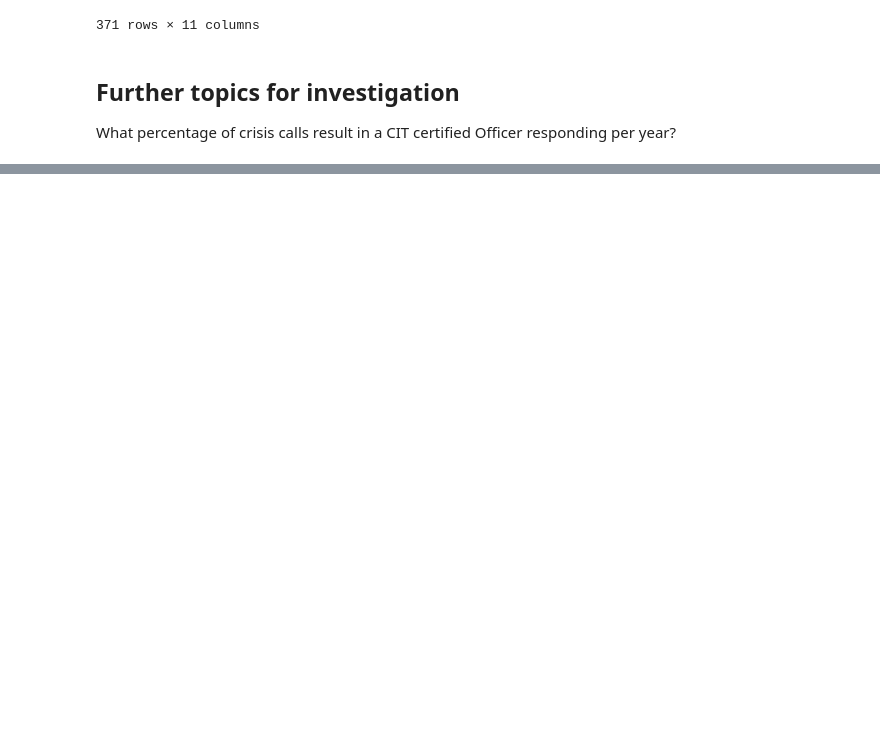
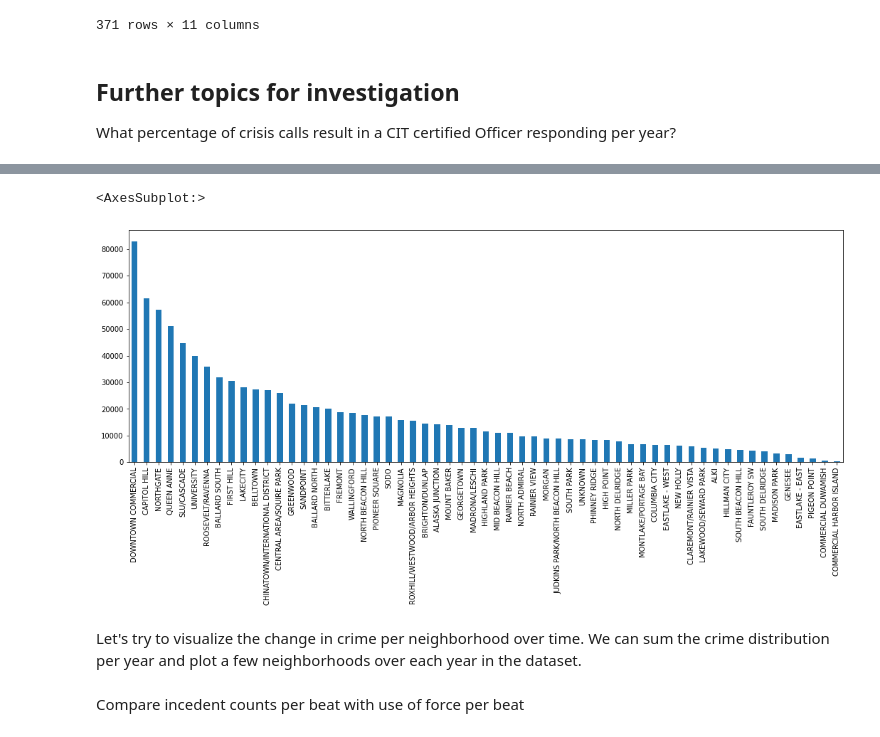
Before and after one commit to Leviob/Police-Records-Database, a Jupyter notebook: exploration.ipynb, the cells around one changed output, grey strips where cells are left out. Drawn from its saved outputs; the diff is of its cells as text; code cells hidden in the pictures; blank space fills up the shorter version.

Commit message:
Add crime dataset to exploration.ipynb

```diff
--- a/exploration.ipynb
+++ b/exploration.ipynb
@@ -260,0 +265,5 @@ What percentage of crisis calls result in a CIT certified Officer responding per
+# %%
+import pandas as pd
+pd.set_option('display.max_columns', None)
+df = pd.read_csv('https://data.seattle.gov/resource/tazs-3rd5.csv?$limit=1500000')
+df.info()
@@ -260,0 +321,2 @@ What percentage of crisis calls result in a CIT certified Officer responding per
+# %%
+df['mcpp'].replace({'CAPTIOL HILL': 'CAPITOL HILL', '<Null>': 'UNKNOWN'}, inplace=True)
@@ -260,0 +343,11 @@ What percentage of crisis calls result in a CIT certified Officer responding per
+# %%
+# ax = df.plot.bar(x='mcpp', y='df["mcpp"].value_counts()', rot=0)
+# ax = df.plot.bar(stacked=True)
+df['mcpp'].value_counts().plot.bar(stacked=True, figsize=(18, 6))
+# %% [output]
+<AxesSubplot:>
+[figure, added]
+# %% [markdown]
+Let's try to visualize the change in crime per neighborhood over time. We can sum the crime distribution per year and plot a few neighborhoods over each year in the dataset.
+# %% [markdown]
+Compare incedent counts per beat with use of force per beat
```
Also changed, not shown: parts of 8 cells of this notebook.
